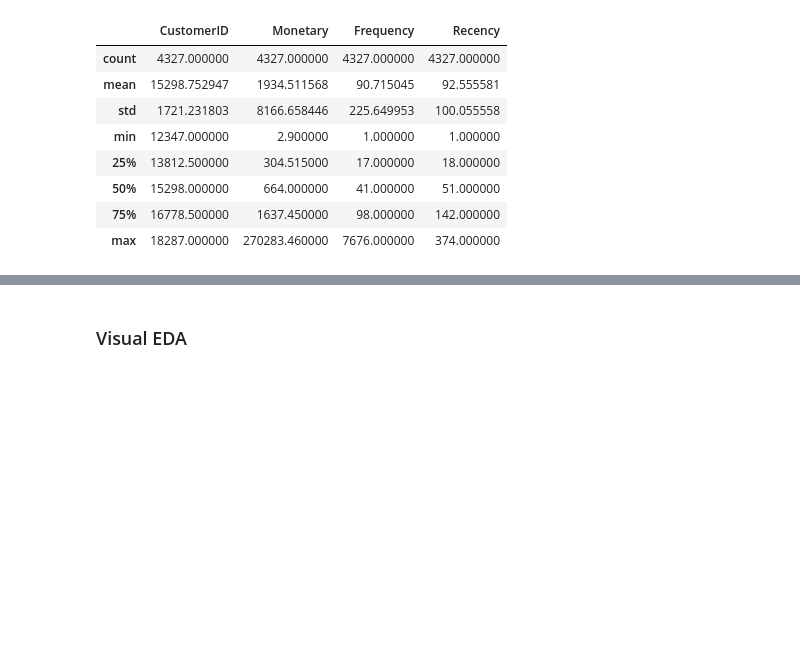
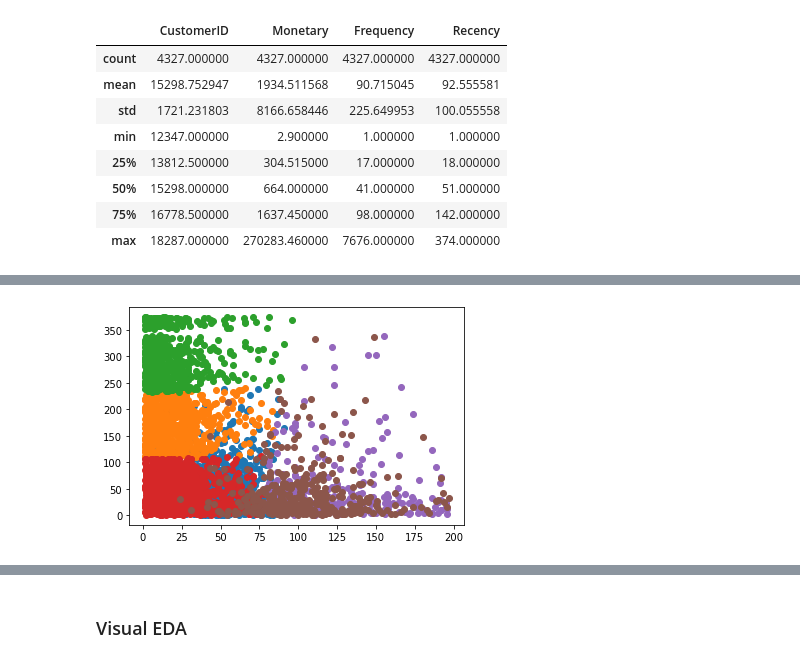
Before and after one commit to JuliaIron/Final_Project_Customer_Clustering, a Jupyter notebook: Notebook_Customer_Clustering.ipynb, the cells around one changed output, grey strips where cells are left out. Saved outputs shown, nothing was run; the diff lists cells and outputs as text; code cells hidden in the pictures; blank space fills up the shorter version.

```diff
--- a/Notebook_Customer_Clustering.ipynb
+++ b/Notebook_Customer_Clustering.ipynb
@@ -605,0 +592,4 @@ plt.show()
+# %%
+df_merge = df_merge[df_merge["Frequency"] < 200]
+
+# In first iteration I removed all above 500, second second interation <250
@@ -605,0 +660,19 @@ plt.show()
+# %%
+df_scale = df_merge[["Monetary","Frequency","Recency"]]
+
+# Create new data frame only with the 3 features needed, without customer id. But how do I identify the customer in each cluster later on?
+# This is the first try, in the second I would change the customer id column as index
+
+# Set a single column as Index:  df.set_index('column')
+# %%
+scaler = StandardScaler()
+scaler.fit(df_scale)
+df_scaled = scaler.transform(df_scale)
+
+df_rfm_scaled = pd.DataFrame(df_scaled, columns = df_scale.columns)
+
+display(df_scale.head())
+print()
+display(df_rfm_scaled.head())
+
+# The scaled features are now ready for the clustering!
@@ -605,0 +696,3 @@ plt.show()
+# %%
+kmeans = KMeans(n_clusters = 6, init = 'k-means++', random_state = 1234)
+kmeans.fit(df_rfm_scaled)
@@ -605,0 +746,16 @@ plt.show()
+# %%
+# assign a cluster to each example
+labels = kmeans.predict(df_rfm_scaled)
+# retrieve unique clusters
+clusters = np.unique(labels)
+# create scatter plot for samples from each cluster
+for cluster in clusters:
+    # get row indexes for samples with this cluster
+    row_ix = np.where(labels == cluster)
+    # create scatter of these samples
+    pyplot.scatter(df_scale.to_numpy()[row_ix, 1], df_scale.to_numpy()[row_ix, 2])
+    # show the plot
+    plt.clim(-0.5, 5.5)
+pyplot.show()
+# %% [output]
+[figure, added]
```
Also changed, not shown: parts of 75 cells of this notebook.
